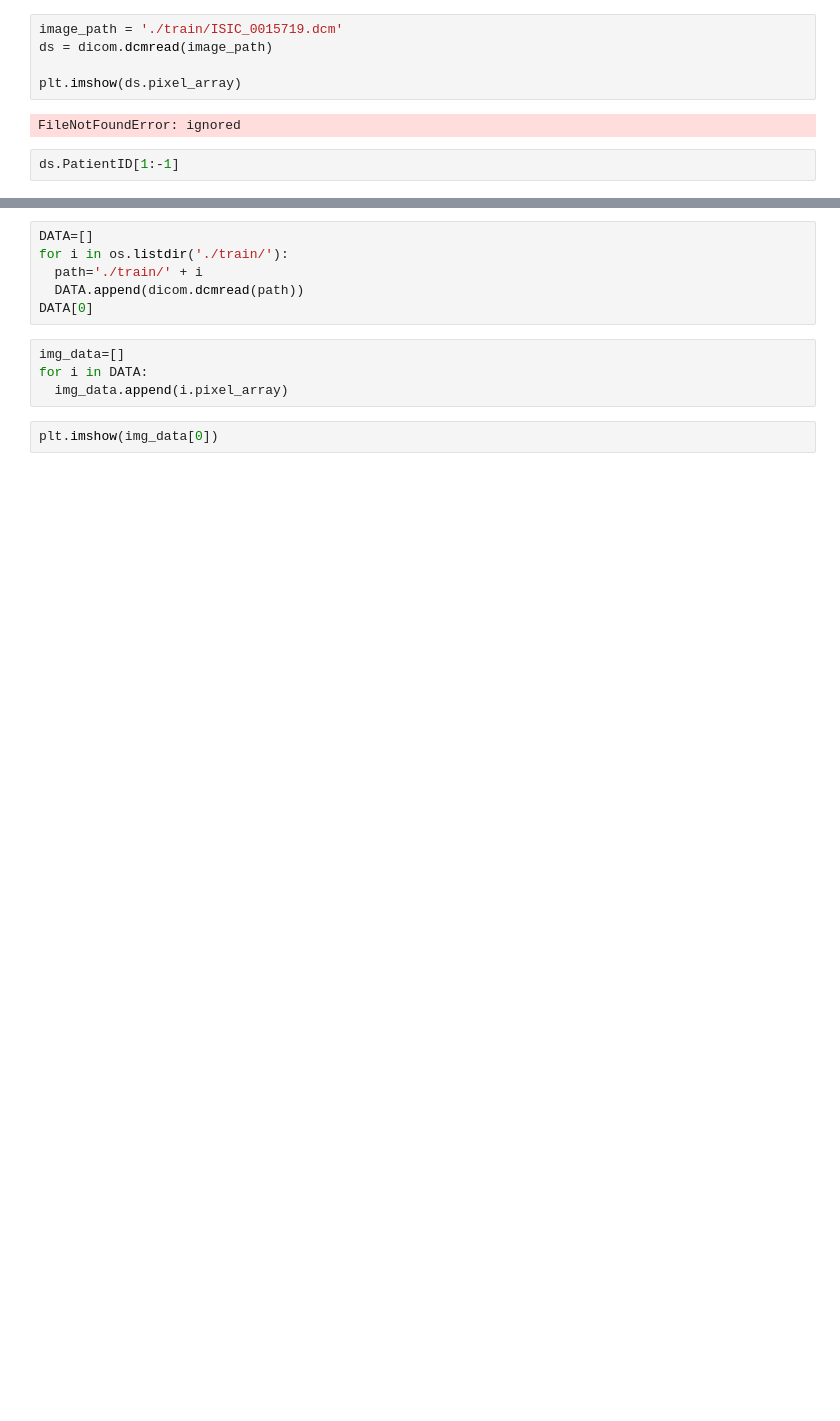
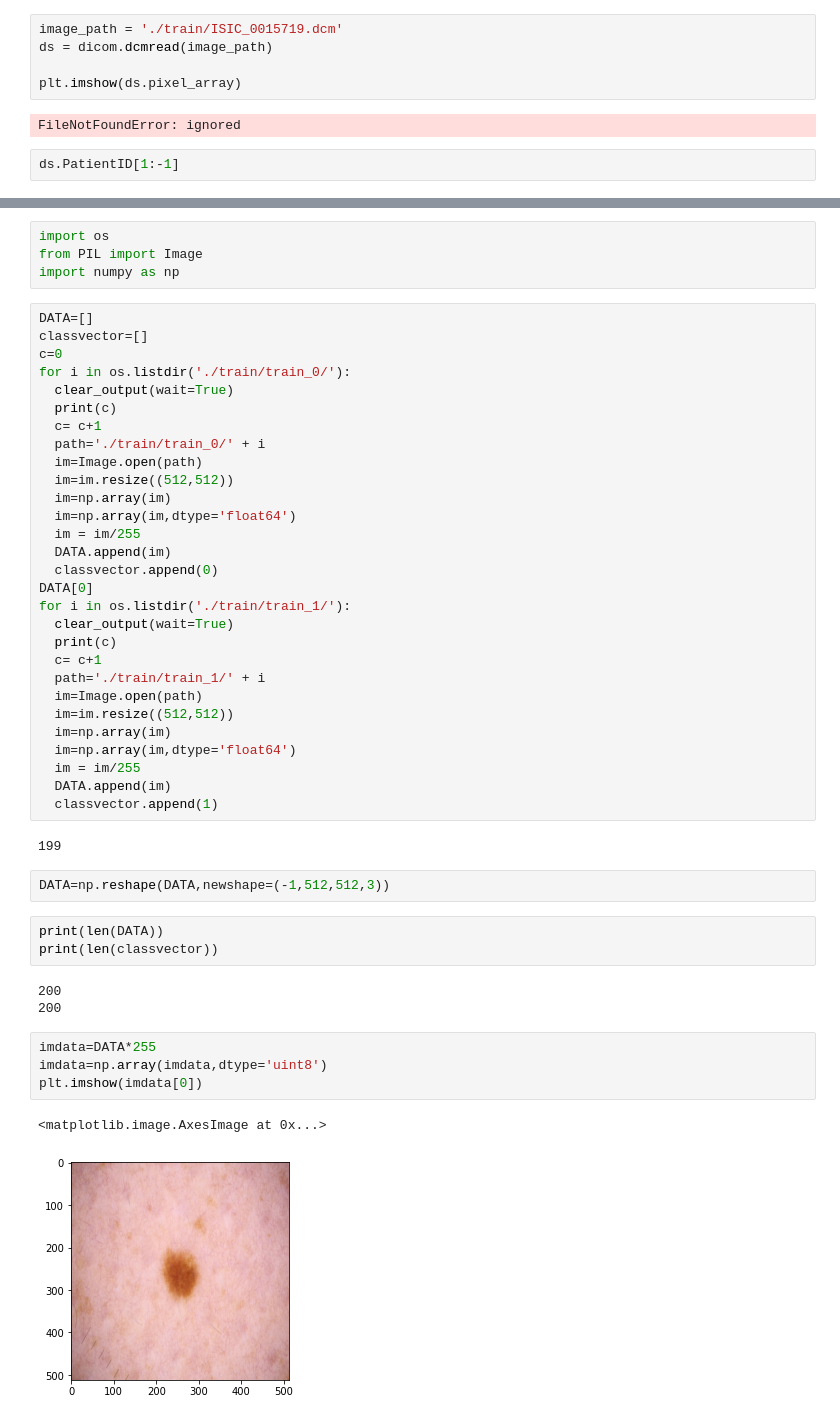
Before and after one commit to ahmetcanerdem/Bil470Proje, a Jupyter notebook: Network Notebook.ipynb, the cells around one changed output, grey strips where cells are left out. Saved outputs shown, nothing was run; the diff lists cells and outputs as text; blank space fills up the shorter version.

```diff
--- a/Network Notebook.ipynb
+++ b/Network Notebook.ipynb
@@ -73,12 +67,50 @@ import os
-# %%
-DATA=[]
-for i in os.listdir('./train/'):
-  path='./train/' + i
-  DATA.append(dicom.dcmread(path))
-DATA[0]
-# %%
-img_data=[]
-for i in DATA:
-  img_data.append(i.pixel_array)
-# %%
-plt.imshow(img_data[0])
+# %%
+import os
+from PIL import Image
+import numpy as np
+# %%
+DATA=[]
+classvector=[]
+c=0
+for i in os.listdir('./train/train_0/'):
+  clear_output(wait=True)
+  print(c)
+  c= c+1
+  path='./train/train_0/' + i
+  im=Image.open(path)
+  im=im.resize((512,512))
+  im=np.array(im)
+  im=np.array(im,dtype='float64')
+  im = im/255
+  DATA.append(im)
+  classvector.append(0)
+DATA[0]
+for i in os.listdir('./train/train_1/'):
+  clear_output(wait=True)
+  print(c)
+  c= c+1
+  path='./train/train_1/' + i
+  im=Image.open(path)
+  im=im.resize((512,512))
+  im=np.array(im)
+  im=np.array(im,dtype='float64')
+  im = im/255
+  DATA.append(im)
+  classvector.append(1)
+# %% [output]
+199
+# %%
+DATA=np.reshape(DATA,newshape=(-1,512,512,3))
+# %%
+print(len(DATA))
+print(len(classvector))
+# %% [output]
+200
+200
+# %%
+imdata=DATA*255
+imdata=np.array(imdata,dtype='uint8')
+plt.imshow(imdata[0])
+# %% [output]
+<matplotlib.image.AxesImage at 0x...>
+[figure, added]
```
Also changed, not shown: parts of 9 cells of this notebook.
